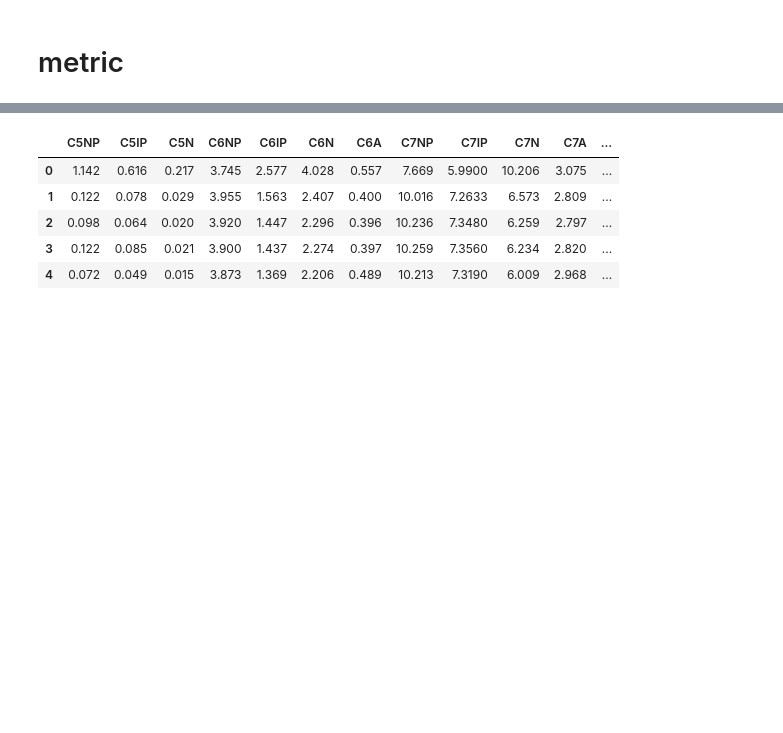
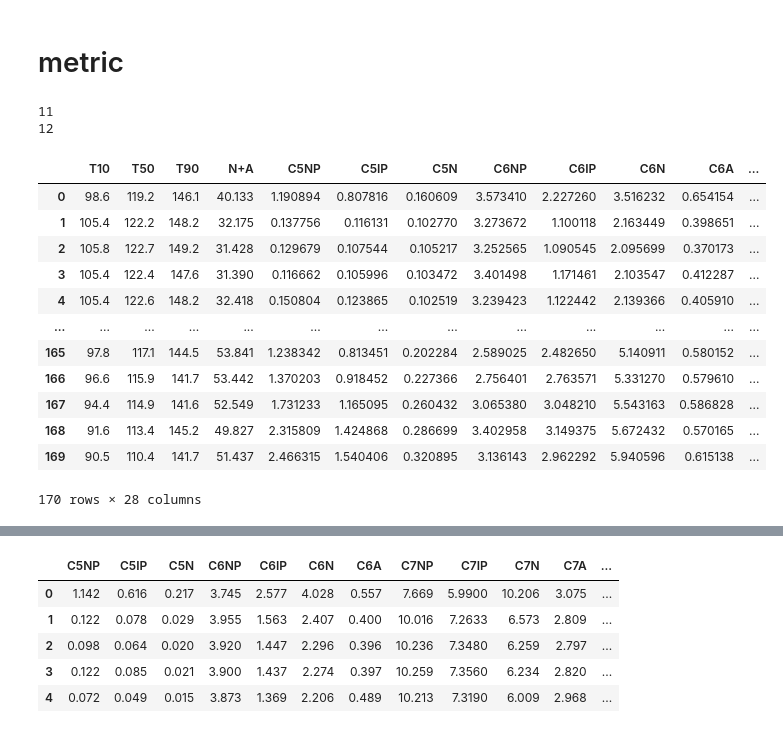
Before and after one commit to skywalker0803r/oil_web, a Jupyter notebook: 開發過程文件/第四版模組開發_SVR_序列預測.ipynb, the cells around one changed output, grey strips where cells are left out. Saved outputs shown, nothing was run; the diff lists cells and outputs as text; code cells hidden in the pictures; blank space fills up the shorter version.

```diff
--- a/開發過程文件/第四版模組開發_SVR_序列預測.ipynb
+++ b/開發過程文件/第四版模組開發_SVR_序列預測.ipynb
@@ -95,3 +94,28 @@ y_pred.shape
 (170, 23)
 # %% [markdown]
 # metric
+# %%
+N_col = ['C5N','C6N','C6A','C7N','C7A','C8N','C8A','C9N','C9A','C10N','C10A']
+P_col = ['C5NP','C5IP','C6NP','C6IP','C7NP','C7IP','C8NP','C8IP','C9NP','C9IP','C10NP','C10IP']
+print(len(N_col))
+print(len(P_col))
+# %% [output]
+11
+12
+# %%
+X_test['P'] = 100 - X_test['N+A']
+X_test
+# %% [output]
+|  | T10 | T50 | T90 | N+A | C5NP | C5IP | C5N | C6NP | C6IP | C6N | C6A | ... |
+| 0 | 98.6 | 119.2 | 146.1 | 40.133 | 1.190894 | 0.807816 | 0.160609 | 3.573410 | 2.227260 | 3.516232 | 0.654154 | ... |
+| 1 | 105.4 | 122.2 | 148.2 | 32.175 | 0.137756 | 0.116131 | 0.102770 | 3.273672 | 1.100118 | 2.163449 | 0.398651 | ... |
+| 2 | 105.8 | 122.7 | 149.2 | 31.428 | 0.129679 | 0.107544 | 0.105217 | 3.252565 | 1.090545 | 2.095699 | 0.370173 | ... |
+| 3 | 105.4 | 122.4 | 147.6 | 31.390 | 0.116662 | 0.105996 | 0.103472 | 3.401498 | 1.171461 | 2.103547 | 0.412287 | ... |
+| 4 | 105.4 | 122.6 | 148.2 | 32.418 | 0.150804 | 0.123865 | 0.102519 | 3.239423 | 1.122442 | 2.139366 | 0.405910 | ... |
+| ... | ... | ... | ... | ... | ... | ... | ... | ... | ... | ... | ... | ... |
+| 165 | 97.8 | 117.1 | 144.5 | 53.841 | 1.238342 | 0.813451 | 0.202284 | 2.589025 | 2.482650 | 5.140911 | 0.580152 | ... |
+| 166 | 96.6 | 115.9 | 141.7 | 53.442 | 1.370203 | 0.918452 | 0.227366 | 2.756401 | 2.763571 | 5.331270 | 0.579610 | ... |
+| 167 | 94.4 | 114.9 | 141.6 | 52.549 | 1.731233 | 1.165095 | 0.260432 | 3.065380 | 3.048210 | 5.543163 | 0.586828 | ... |
+| 168 | 91.6 | 113.4 | 145.2 | 49.827 | 2.315809 | 1.424868 | 0.286699 | 3.402958 | 3.149375 | 5.672432 | 0.570165 | ... |
+| 169 | 90.5 | 110.4 | 141.7 | 51.437 | 2.466315 | 1.540406 | 0.320895 | 3.136143 | 2.962292 | 5.940596 | 0.615138 | ... |
+170 rows × 28 columns
```
Also changed, not shown: parts of 8 cells of this notebook.
